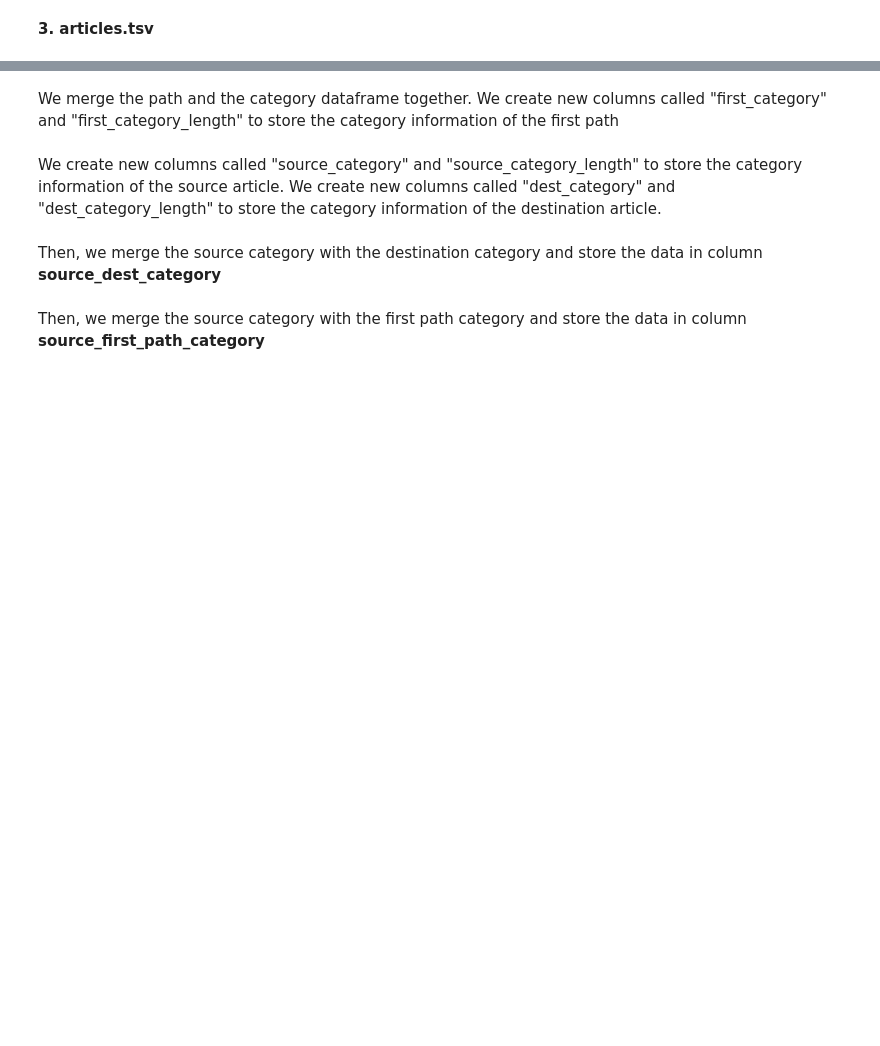
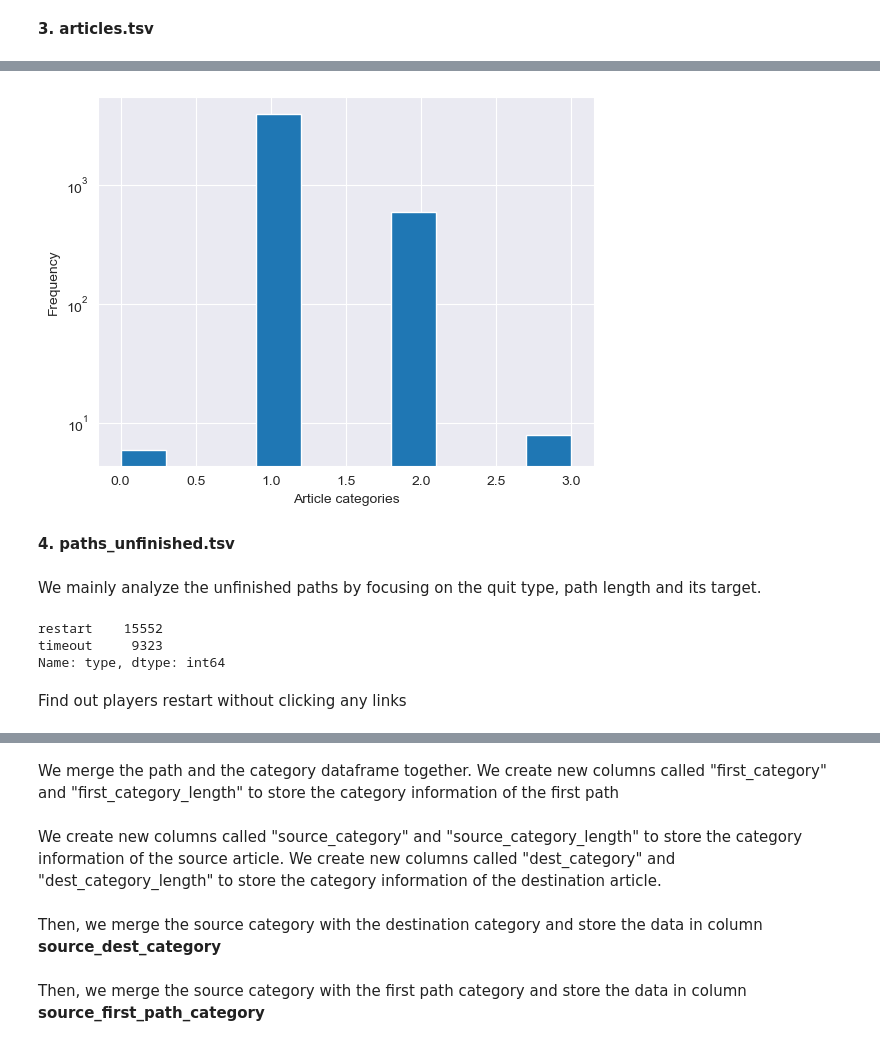
Before and after one commit to epfl-ada/ada-2022-project-m10kka10akka, a Jupyter notebook: src/MileStone2.ipynb, the cells around one changed output, grey strips where cells are left out. Cells and saved outputs as stored; diff of their text form; code cells hidden in the pictures; blank space fills up the shorter version.

```diff
--- a/src/MileStone2.ipynb
+++ b/src/MileStone2.ipynb
@@ -381,5 +438,0 @@ We create the column **num** as the number index
-# %%
-## record index and change index to articles names
-
-df_article['num'] = df_article.index.copy(deep = True)
-df_article.index = df_article['articles']
@@ -388,3 +438,0 @@ Change the withdraw operation to -1
-# %%
-## add withdraw '<'
-df_article.loc['<'] = -1
@@ -440,0 +442,5 @@ First, we extract the first article that the user click and store the data in co
+# %%
+## label every article with category
+
+df_article_with_cate = pd.merge(df_article, df_categories, how = 'outer')
+df_article_with_cate.head()
@@ -440,0 +465,25 @@ First, we extract the first article that the user click and store the data in co
+# %%
+# find articles with multiple categories
+dup_cate_list = df_article_with_cate.articles.value_counts()
+
+# modify no category articles
+dup_cate_list[df_article_with_cate[df_article_with_cate.isnull().T.any()].articles] = 0
+
+dup_cate_list.hist()
+plt.yscale('log')
+plt.xlabel("Article categories")
+plt.ylabel("Frequency")
+plt.show()
+# %% [output]
+[figure, added]
+# %% [markdown]
+**4. paths_unfinished.tsv**
+# %% [markdown]
+We mainly analyze the unfinished paths by focusing on the quit type, path length and its target.
+# %%
+# different number of reason for unfinished
+df_unfinished_path.type.value_counts()
+# %% [output]
+restart    15552
+timeout     9323
+Name: type, dtype: int64
@@ -440,0 +493,2 @@ First, we extract the first article that the user click and store the data in co
+# %% [markdown]
+Find out players restart without clicking any links
```
Also changed, not shown: parts of 119 cells of this notebook.
